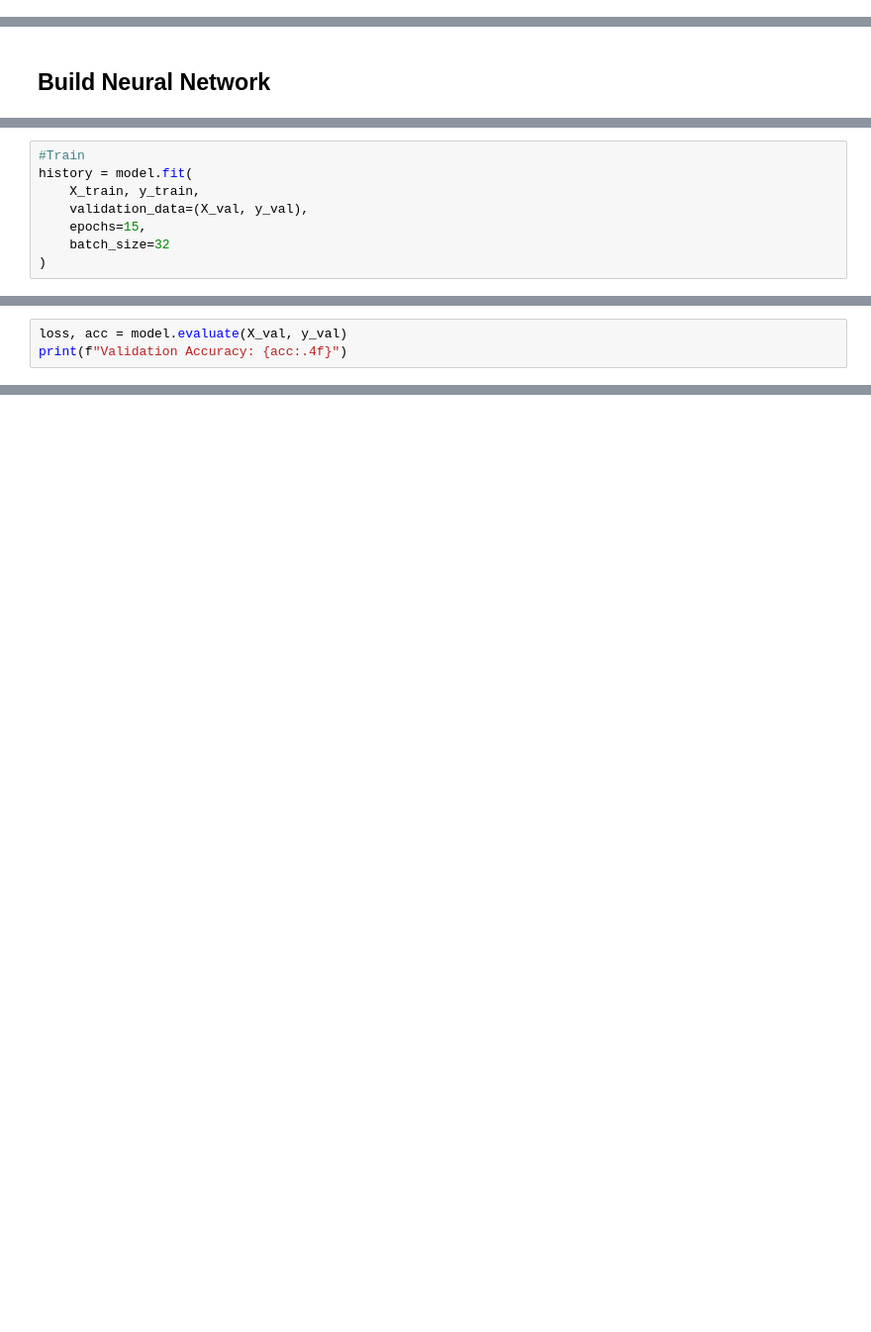
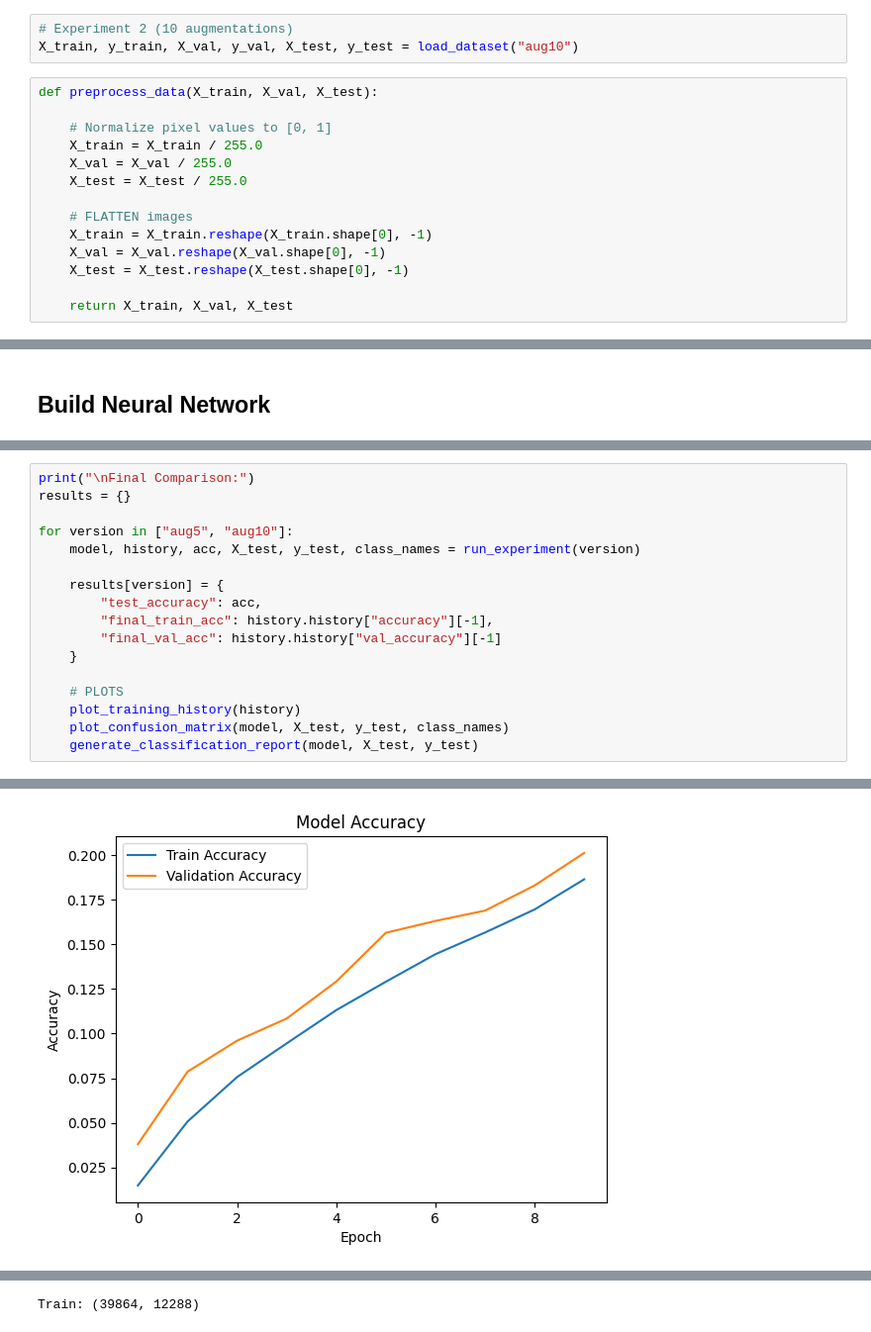
Before and after one commit to vlazo1214/pokemon-image-classification, a Jupyter notebook: NN Model.ipynb, the cells around one changed output, grey strips where cells are left out. Shown at 99% size. Saved outputs shown, nothing was run; the diff lists cells and outputs as text; blank space fills up the shorter version.

Commit message:
Override NN file.
Updated with plots and results, using aug5 and aug10

```diff
--- a/NN Model.ipynb
+++ b/NN Model.ipynb
@@ -87,0 +137,17 @@ test_loader  = DataLoader(NumpyDataset(X_test, y_test_idx, transform=val_transfo
+# %%
+# Experiment 2 (10 augmentations)
+X_train, y_train, X_val, y_val, X_test, y_test = load_dataset("aug10")
+# %%
+def preprocess_data(X_train, X_val, X_test):
+
+    # Normalize pixel values to [0, 1]
+    X_train = X_train / 255.0
+    X_val = X_val / 255.0
+    X_test = X_test / 255.0
+
+    # FLATTEN images
+    X_train = X_train.reshape(X_train.shape[0], -1)
+    X_val = X_val.reshape(X_val.shape[0], -1)
+    X_test = X_test.reshape(X_test.shape[0], -1)
+
+    return X_train, X_val, X_test
@@ -135,8 +163,0 @@ model.summary()
-# %%
-#Train
-history = model.fit(
-    X_train, y_train,
-    validation_data=(X_val, y_val),
-    epochs=15,
-    batch_size=32
-)
@@ -192,3 +163,0 @@ plt.show()
-# %%
-loss, acc = model.evaluate(X_val, y_val)
-print(f"Validation Accuracy: {acc:.4f}")
@@ -194,0 +256,18 @@ print(f"Validation Accuracy: {acc:.4f}")
+# %%
+print("\nFinal Comparison:")
+results = {}
+
+for version in ["aug5", "aug10"]:
+    model, history, acc, X_test, y_test, class_names = run_experiment(version)
+
+    results[version] = {
+        "test_accuracy": acc,
+        "final_train_acc": history.history["accuracy"][-1],
+        "final_val_acc": history.history["val_accuracy"][-1]
+    }
+
+    # PLOTS
+    plot_training_history(history)
+    plot_confusion_matrix(model, X_test, y_test, class_names)
+    generate_classification_report(model, X_test, y_test)
+# %% [output]
@@ -194,0 +299 @@ print(f"Validation Accuracy: {acc:.4f}")
+[figure, added]
@@ -194,0 +320 @@ print(f"Validation Accuracy: {acc:.4f}")
+Train: (39864, 12288)
```
Also changed, not shown: parts of 32 cells of this notebook.
